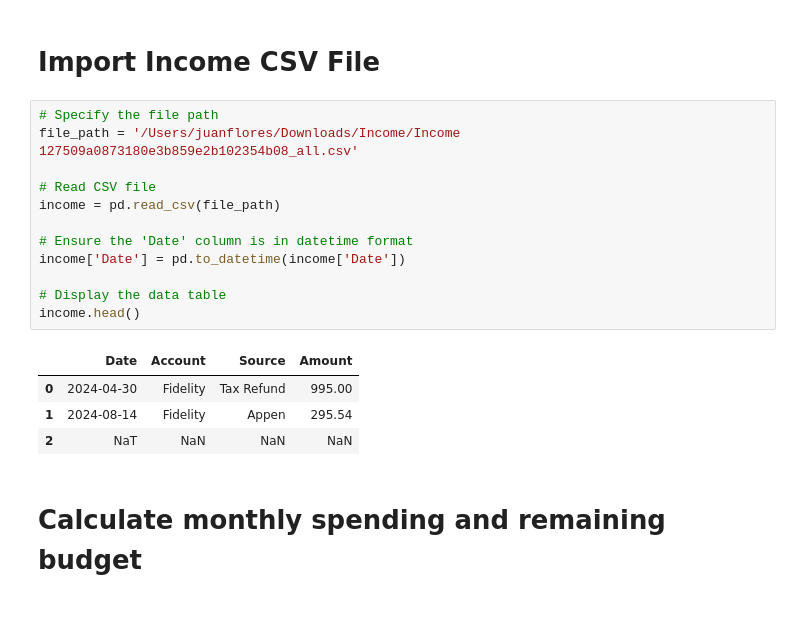
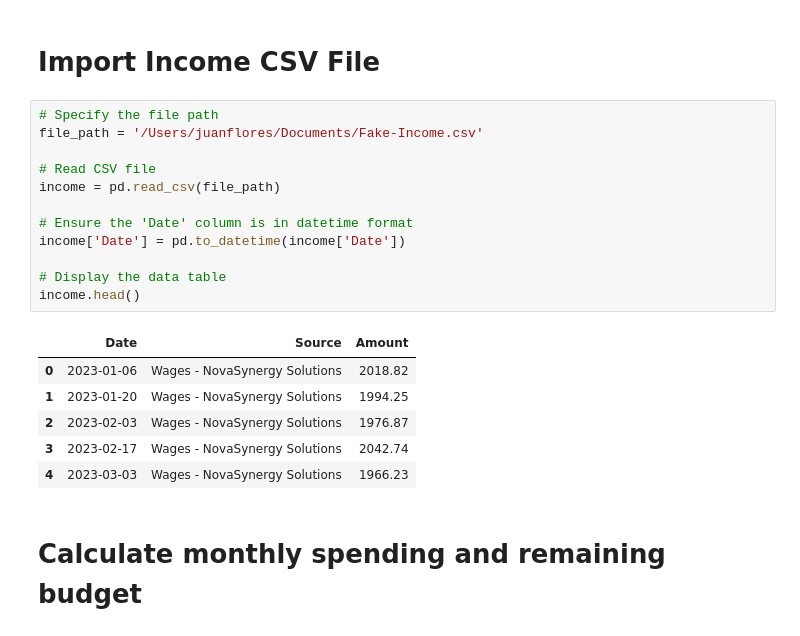
Before and after one commit to jflores31297/Personal-Financial-Management-with-Python, a Jupyter notebook: PFM with Python.ipynb, the cells around one changed output. Cells and saved outputs as stored; diff of their text form.

```diff
--- a/PFM with Python.ipynb
+++ b/PFM with Python.ipynb
@@ -77,21 +77,23 @@ array(['Food', 'Health', 'Housing', 'Miscellaneous', 'Savings',
 # Import Income CSV File
 # %%
 # Specify the file path
-file_path = '/Users/juanflores/Downloads/Income/Income 127509a0873180e3b859e2b102354b08_all.csv'
+file_path = '/Users/juanflores/Documents/Fake-Income.csv'
 
 # Read CSV file
 income = pd.read_csv(file_path)
 
 # Ensure the 'Date' column is in datetime format
 income['Date'] = pd.to_datetime(income['Date'])
 
 # Display the data table
 income.head()
 # %% [output]
-|  | Date | Account | Source | Amount |
-| 0 | 2024-04-30 | Fidelity | Tax Refund | 995.00 |
-| 1 | 2024-08-14 | Fidelity | Appen | 295.54 |
-| 2 | NaT | NaN | NaN | NaN |
+|  | Date | Source | Amount |
+| 0 | 2023-01-06 | Wages - NovaSynergy Solutions | 2018.82 |
+| 1 | 2023-01-20 | Wages - NovaSynergy Solutions | 1994.25 |
+| 2 | 2023-02-03 | Wages - NovaSynergy Solutions | 1976.87 |
+| 3 | 2023-02-17 | Wages - NovaSynergy Solutions | 2042.74 |
+| 4 | 2023-03-03 | Wages - NovaSynergy Solutions | 1966.23 |
 # %% [markdown]
 # Calculate monthly spending and remaining budget
 # %%
```
Also changed, not shown: parts of 4 cells of this notebook.
